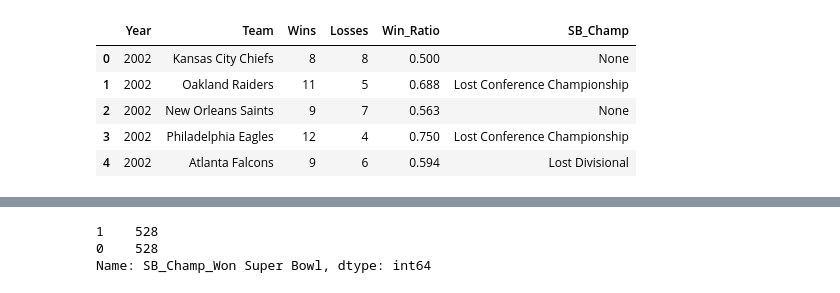
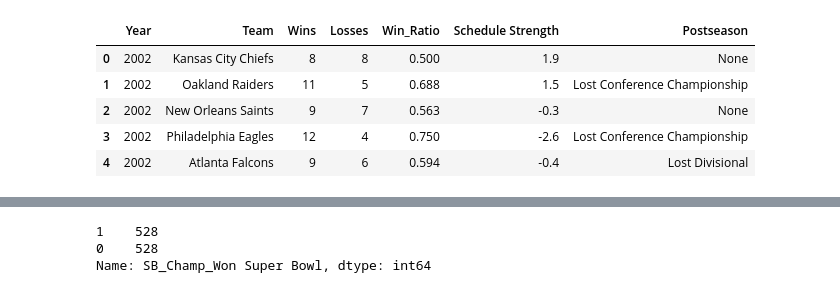
Before and after one commit to whege/SuperBowlWinFactors, a Jupyter notebook: nfl_sb_probs.ipynb, the cells around one changed output, grey strips where cells are left out. Drawn from its saved outputs; the diff is of its cells as text; code cells hidden in the pictures.

Commit message:
Updated to include Strength of Schedule information

```diff
--- a/nfl_sb_probs.ipynb
+++ b/nfl_sb_probs.ipynb
@@ -8,21 +29,22 @@ import pandas as pd
 # %%
 # Load data
 years = range(2002, 2019, 1)
 
 # Read in relevant data for all teams for every year from 2002 to 2019
-info = [[year, team.name, team.wins, team.losses, team.win_percentage, team.post_season_result] for year in years for team in Teams(year)]
+info = [[year, team.name, team.wins, team.losses, team.win_percentage, team.strength_of_schedule, team.post_season_result] for year in years for team in Teams(year)]
 
 # Put data into DataFrame
-data = pd.DataFrame(columns=['Year', 'Team', 'Wins', 'Losses', 'Win_Ratio', 'SB_Champ'],
+data = pd.DataFrame(columns=['Year', 'Team', 'Wins', 'Losses',
+                             'Win_Ratio', 'Schedule Strength', 'Postseason'],
                     data=info)
 
 data.head()
 # %% [output]
-|  | Year | Team | Wins | Losses | Win_Ratio | SB_Champ |
-| 0 | 2002 | Kansas City Chiefs | 8 | 8 | 0.500 | None |
-| 1 | 2002 | Oakland Raiders | 11 | 5 | 0.688 | Lost Conference Championship |
-| 2 | 2002 | New Orleans Saints | 9 | 7 | 0.563 | None |
-| 3 | 2002 | Philadelphia Eagles | 12 | 4 | 0.750 | Lost Conference Championship |
-| 4 | 2002 | Atlanta Falcons | 9 | 6 | 0.594 | Lost Divisional |
+|  | Year | Team | Wins | Losses | Win_Ratio | Schedule Strength | Postseason |
+| 0 | 2002 | Kansas City Chiefs | 8 | 8 | 0.500 | 1.9 | None |
+| 1 | 2002 | Oakland Raiders | 11 | 5 | 0.688 | 1.5 | Lost Conference Championship |
+| 2 | 2002 | New Orleans Saints | 9 | 7 | 0.563 | -0.3 | None |
+| 3 | 2002 | Philadelphia Eagles | 12 | 4 | 0.750 | -2.6 | Lost Conference Championship |
+| 4 | 2002 | Atlanta Falcons | 9 | 6 | 0.594 | -0.4 | Lost Divisional |
 # %%
 # Create dummies from postseason result column
```
Also changed, not shown: parts of 8 cells of this notebook.
